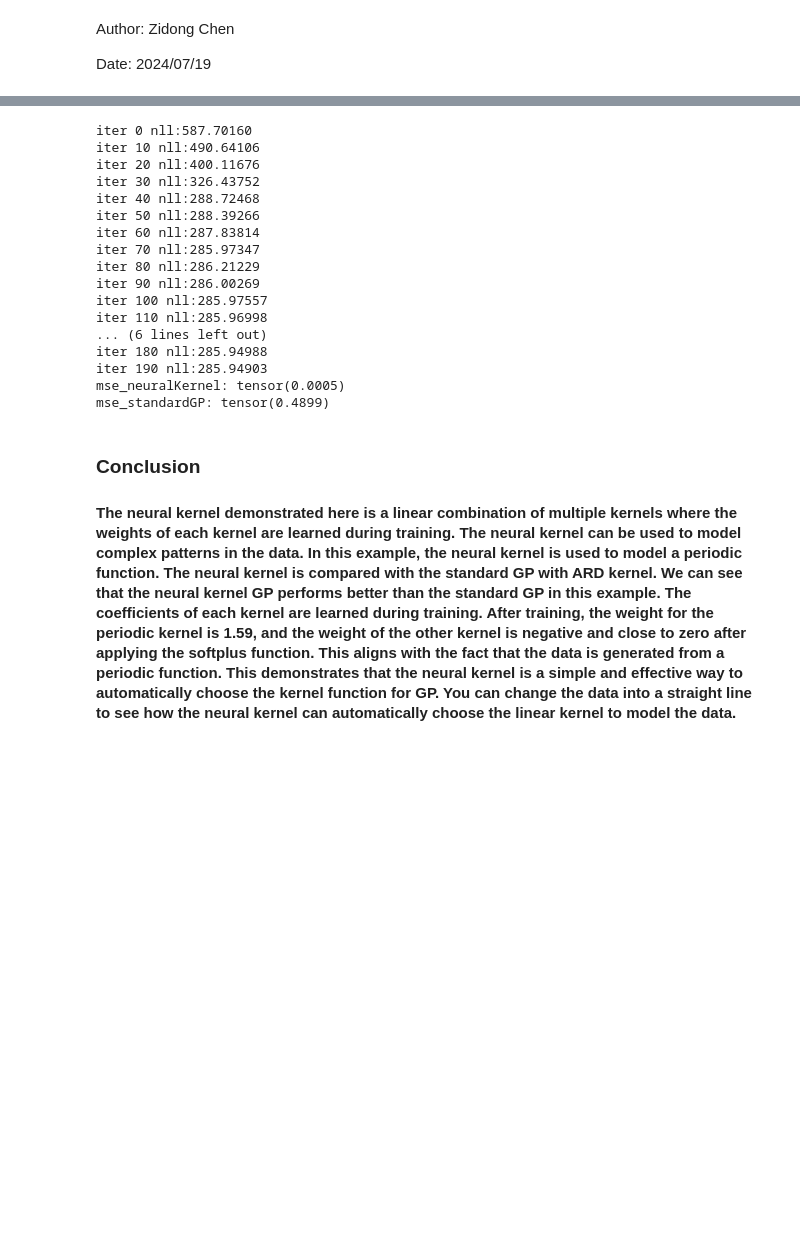
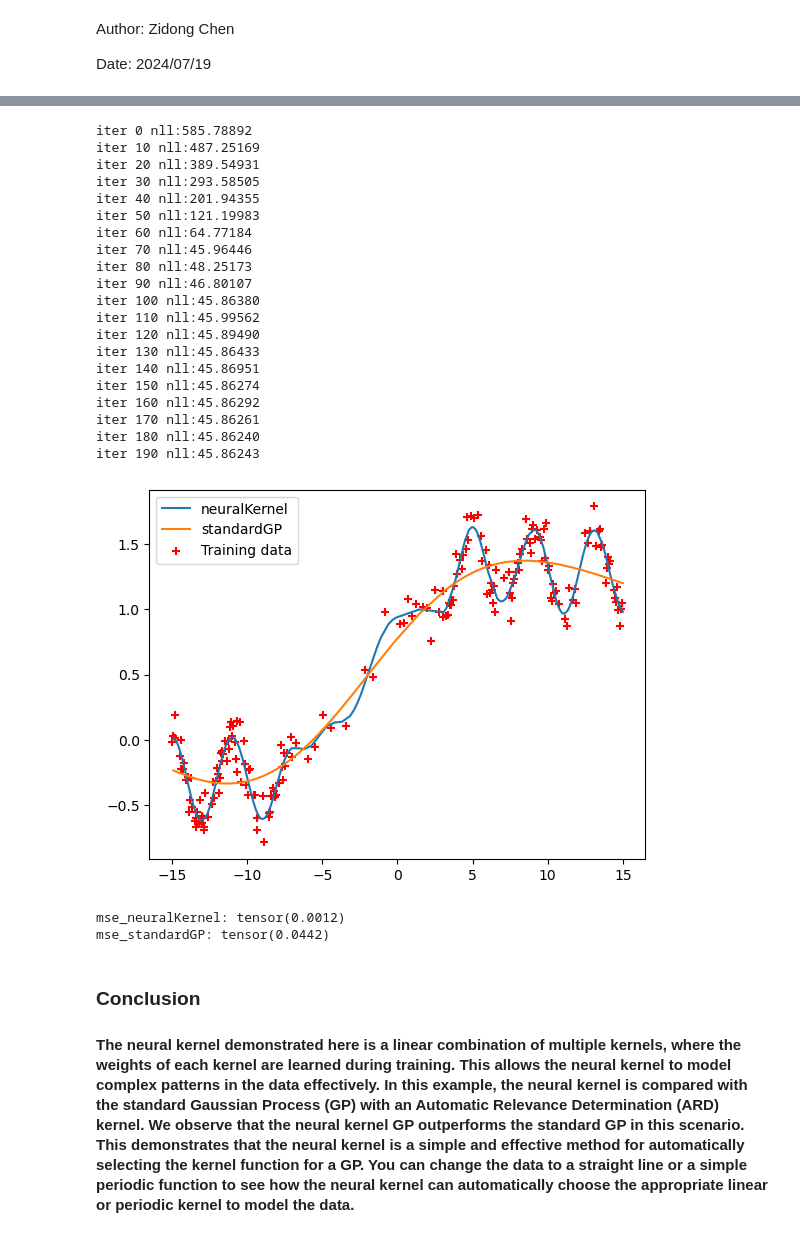
Before and after one commit to IceLab-X/MiniGP, a Jupyter notebook: GPmodels_Classic/04_neuralKernelGP.ipynb, the cells around one changed output, grey strips where cells are left out. Saved outputs shown, nothing was run; the diff lists cells and outputs as text; code cells hidden in the pictures; blank space fills up the shorter version.

```diff
--- a/GPmodels_Classic/04_neuralKernelGP.ipynb
+++ b/GPmodels_Classic/04_neuralKernelGP.ipynb
@@ -102,31 +119,43 @@ Weight for periodic kernel: 7.072490254197522
 # %%
 #Comparing with standard GP
-standardGP=cigp(xtr, ytr,ARDKernel(1))
+standardGP=cigp(xtr, ytr,ARDKernel)
 standardGP.train_adam(200,0.1)
 with torch.no_grad():
     ypred2, yvar2 = standardGP.forward(xte)
 mse_neuralKernel = ((yte - ypred) ** 2).mean()
 mse_standardGP = ((yte - ypred2) ** 2).mean()
+ypred2_sorted = ypred2[sorted_indices]
+plt.plot(xte_sorted.numpy(), ypred_sorted.numpy(), label='neuralKernel')
+plt.plot(xte_sorted.numpy(), ypred2_sorted.numpy(), label='standardGP')
+plt.scatter(xtr, ytr, label='Training data', color='r', marker='+')
+plt.legend()
+plt.show()
 print('mse_neuralKernel:',mse_neuralKernel)
 print('mse_standardGP:',mse_standardGP)
 # %% [output]
-iter 0 nll:587.70160
-iter 10 nll:490.64106
-iter 20 nll:400.11676
-iter 30 nll:326.43752
-iter 40 nll:288.72468
-iter 50 nll:288.39266
-iter 60 nll:287.83814
-iter 70 nll:285.97347
-iter 80 nll:286.21229
-iter 90 nll:286.00269
-iter 100 nll:285.97557
-iter 110 nll:285.96998
-... (6 lines left out)
-iter 180 nll:285.94988
-iter 190 nll:285.94903
-mse_neuralKernel: tensor(0.0005)
-mse_standardGP: tensor(0.4899)
+iter 0 nll:585.78892
+iter 10 nll:487.25169
+iter 20 nll:389.54931
+iter 30 nll:293.58505
+iter 40 nll:201.94355
+iter 50 nll:121.19983
+iter 60 nll:64.77184
+iter 70 nll:45.96446
+iter 80 nll:48.25173
+iter 90 nll:46.80107
+iter 100 nll:45.86380
+iter 110 nll:45.99562
+iter 120 nll:45.89490
+iter 130 nll:45.86433
+iter 140 nll:45.86951
+iter 150 nll:45.86274
+iter 160 nll:45.86292
+iter 170 nll:45.86261
+iter 180 nll:45.86240
+iter 190 nll:45.86243
+[figure, added]
+mse_neuralKernel: tensor(0.0012)
+mse_standardGP: tensor(0.0442)
 # %% [markdown]
 ### Conclusion
-#### The neural kernel demonstrated here is a linear combination of multiple kernels where the weights of each kernel are learned during training. The neural kernel can be used to model complex patterns in the data. In this example, the neural kernel is used to model a periodic function. The neural kernel is compared with the standard GP with ARD kernel. We can see that the neural kernel GP performs better than the standard GP in this example. The coefficients of each kernel are learned during training. After training, the weight for the periodic kernel is 1.59, and the weight of the other kernel is negative and close to zero after applying the softplus function. This aligns with the fact that the data is generated from a periodic function. This demonstrates that the neural kernel is a simple and effective way to automatically choose the kernel function for GP. You can change the data into a straight line to see how the neural kernel can automatically choose the linear kernel to model the data.
+#### The neural kernel demonstrated here is a linear combination of multiple kernels, where the weights of each kernel are learned during training. This allows the neural kernel to model complex patterns in the data effectively. In this example, the neural kernel is compared with the standard Gaussian Process (GP) with an Automatic Relevance Determination (ARD) kernel. We observe that the neural kernel GP outperforms the standard GP in this scenario. This demonstrates that the neural kernel is a simple and effective method for automatically selecting the kernel function for a GP. You can change the data to a straight line or a simple periodic function to see how the neural kernel can automatically choose the appropriate linear or periodic kernel to model the data.
```
Also changed, not shown: parts of 5 cells of this notebook.
